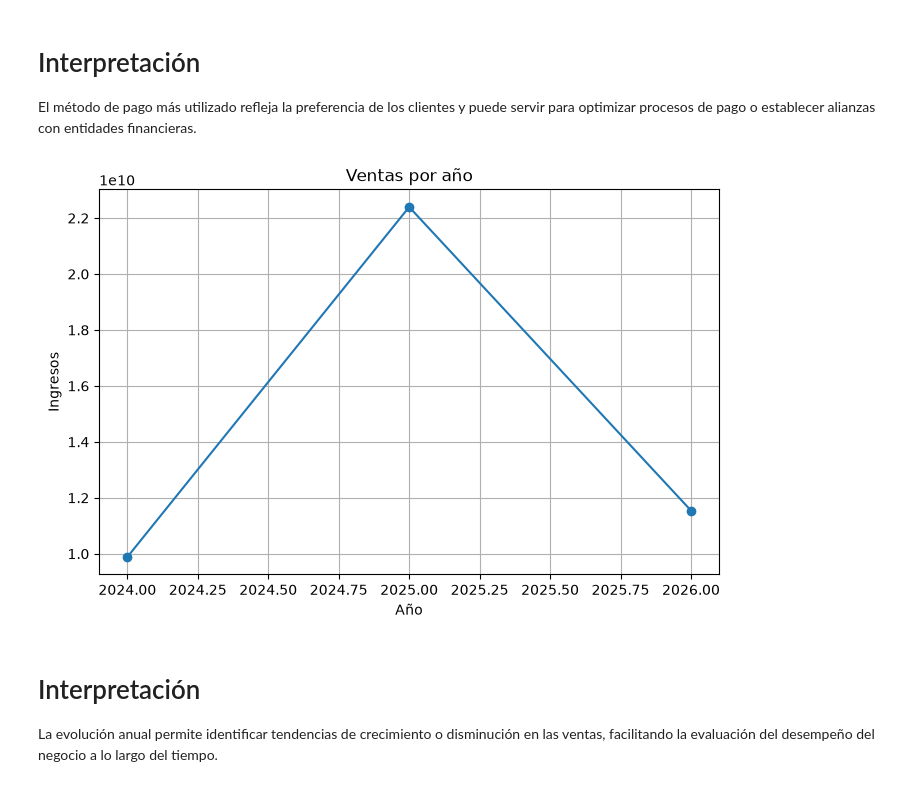
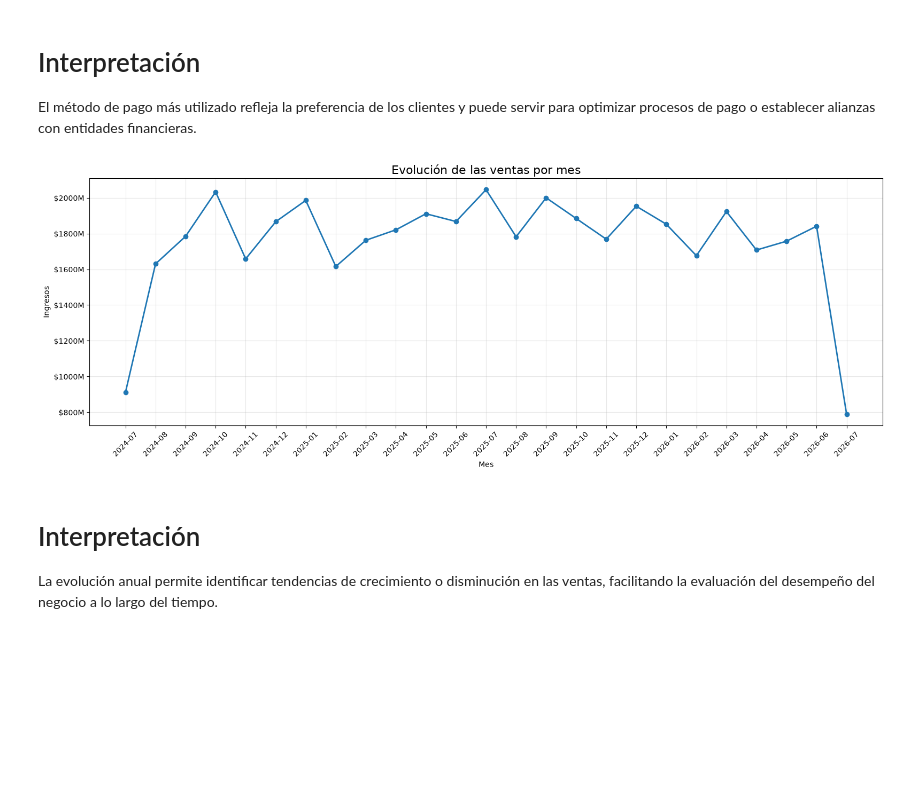
Before and after one commit to NotonyusRisk/retail-insight-data-analysis, a Jupyter notebook: notebooks/Sprint_03_Visualizacion.ipynb, the cells around one changed output. Drawn from its saved outputs; the diff is of its cells as text; code cells hidden in the pictures; blank space fills up the shorter version.

Commit message:
feat::ajustes a las visualizaciones

```diff
--- a/notebooks/Sprint_03_Visualizacion.ipynb
+++ b/notebooks/Sprint_03_Visualizacion.ipynb
@@ -143,4 +147,11 @@ El método de pago más utilizado refleja la preferencia de los clientes y puede
 # %%
 df["Fecha"] = pd.to_datetime(df["Fecha"])
 
-df["Año"] = df["Fecha"].dt.year
+df["AñoMes"] = df["Fecha"].dt.to_period("M")
+
+ventas_mes = (
+    df.groupby("AñoMes")["Total Venta"]
+      .sum()
+)
+
+ventas_mes.index = ventas_mes.index.astype(str)
@@ -152,23 +158,32 @@ ventas_año = (
 # %%
-plt.figure(figsize=(8,5))
+plt.figure(figsize=(16,6))
 
 plt.plot(
-    ventas_año.index,
-    ventas_año.values,
-    marker="o"
+    ventas_mes.index,
+    ventas_mes.values,
+    marker="o",
+    linewidth=2
 )
 
-plt.title("Ventas por año")
+plt.gca().yaxis.set_major_formatter(
+    FuncFormatter(lambda y, pos: f"${y/1_000_000:.0f}M")
+)
 
-plt.xlabel("Año")
+plt.title("Evolución de las ventas por mes", fontsize=16)
+
+plt.xlabel("Mes")
 
 plt.ylabel("Ingresos")
 
-plt.grid()
+plt.xticks(rotation=45)
+
+plt.grid(alpha=0.3)
+
+plt.tight_layout()
 
 plt.show()
 # %% [output]
-[figure, old version]
+[figure, new version]
 # %% [markdown]
 # Interpretación
 
```
Also changed, not shown: parts of 2 cells of this notebook.
